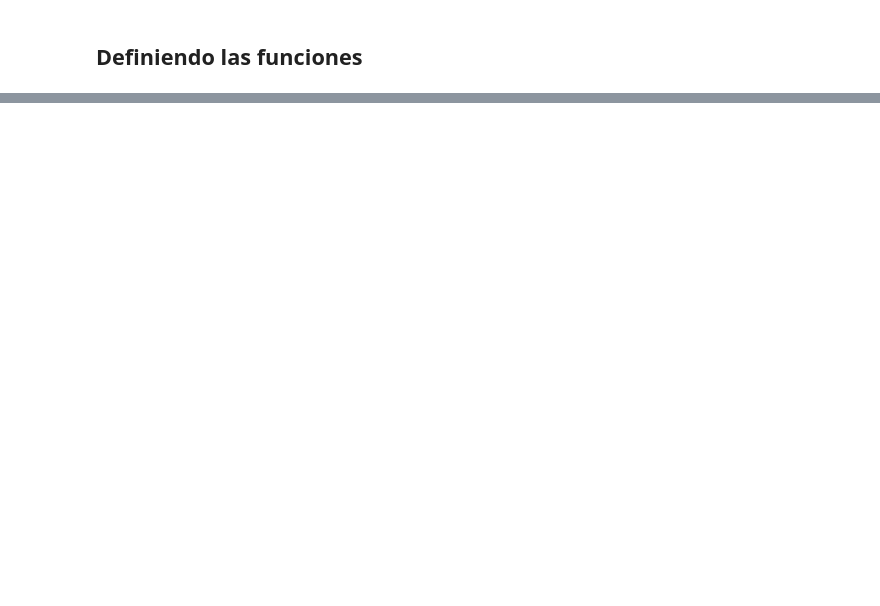
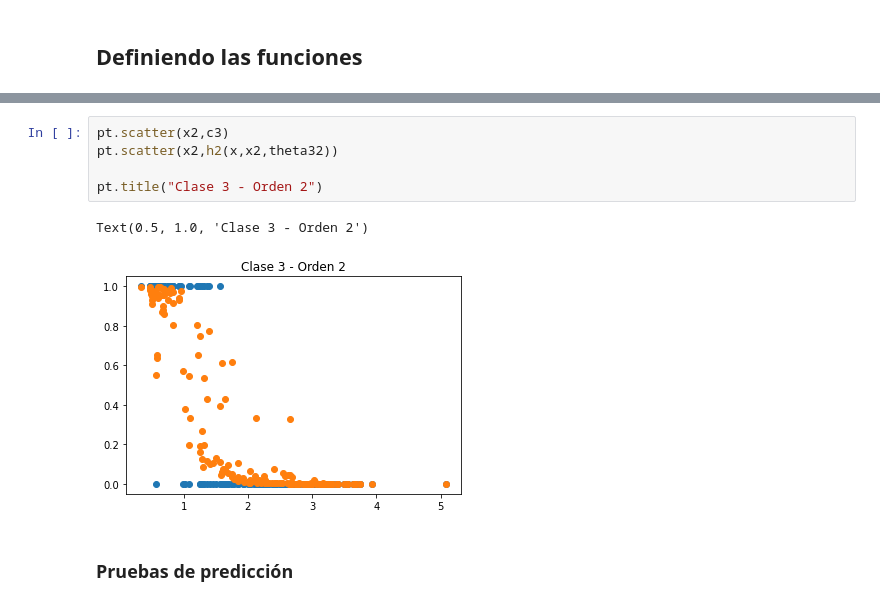
Before and after one commit to Suemy-AZ/Modulo_2, a Jupyter notebook: M2.ipynb, the cells around one changed output, grey strips where cells are left out. Drawn from its saved outputs; the diff is of its cells as text; blank space fills up the shorter version.

```diff
--- a/M2.ipynb
+++ b/M2.ipynb
@@ -313,0 +387,10 @@ pt.scatter(x2,h2(x,x2,theta32))
+# %%
+pt.scatter(x2,c3)
+pt.scatter(x2,h2(x,x2,theta32))
+
+pt.title("Clase 3 - Orden 2")
+# %% [output]
+Text(0.5, 1.0, 'Clase 3 - Orden 2')
+[figure, added]
+# %% [markdown]
+### Pruebas de predicción
```
Also changed, not shown: parts of 40 cells of this notebook.
